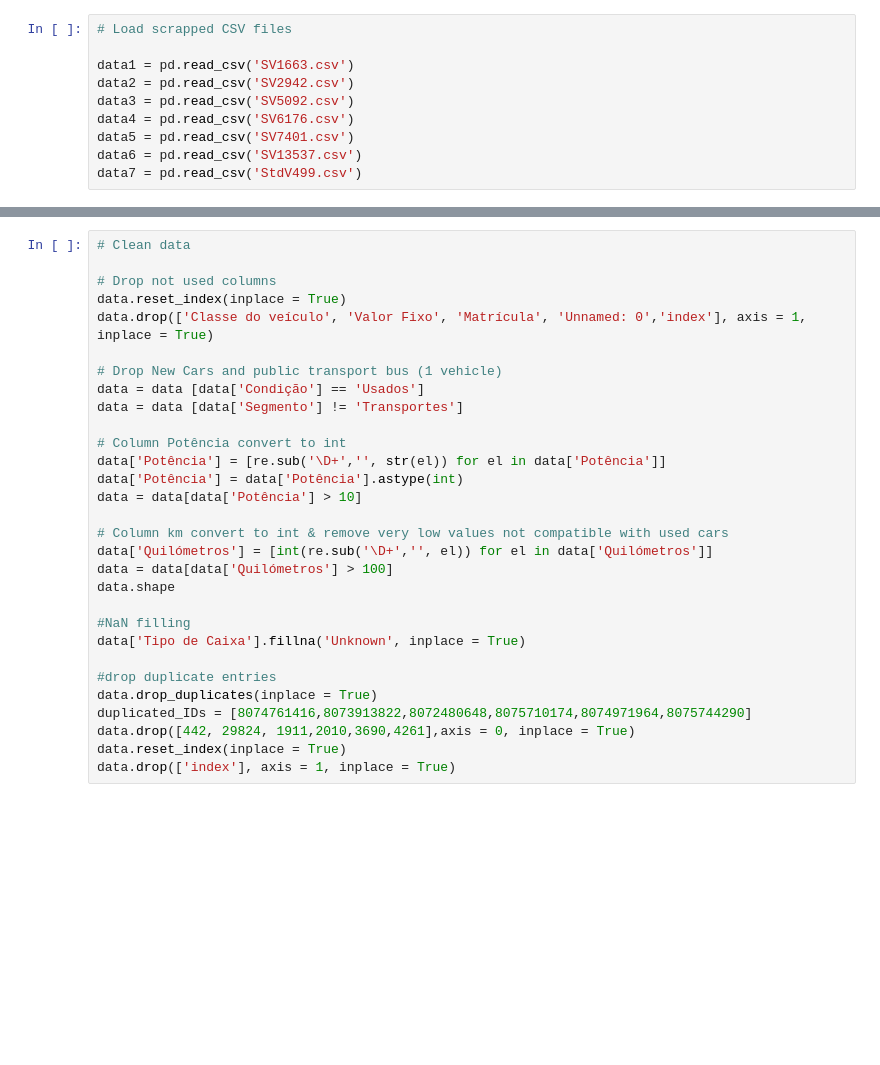
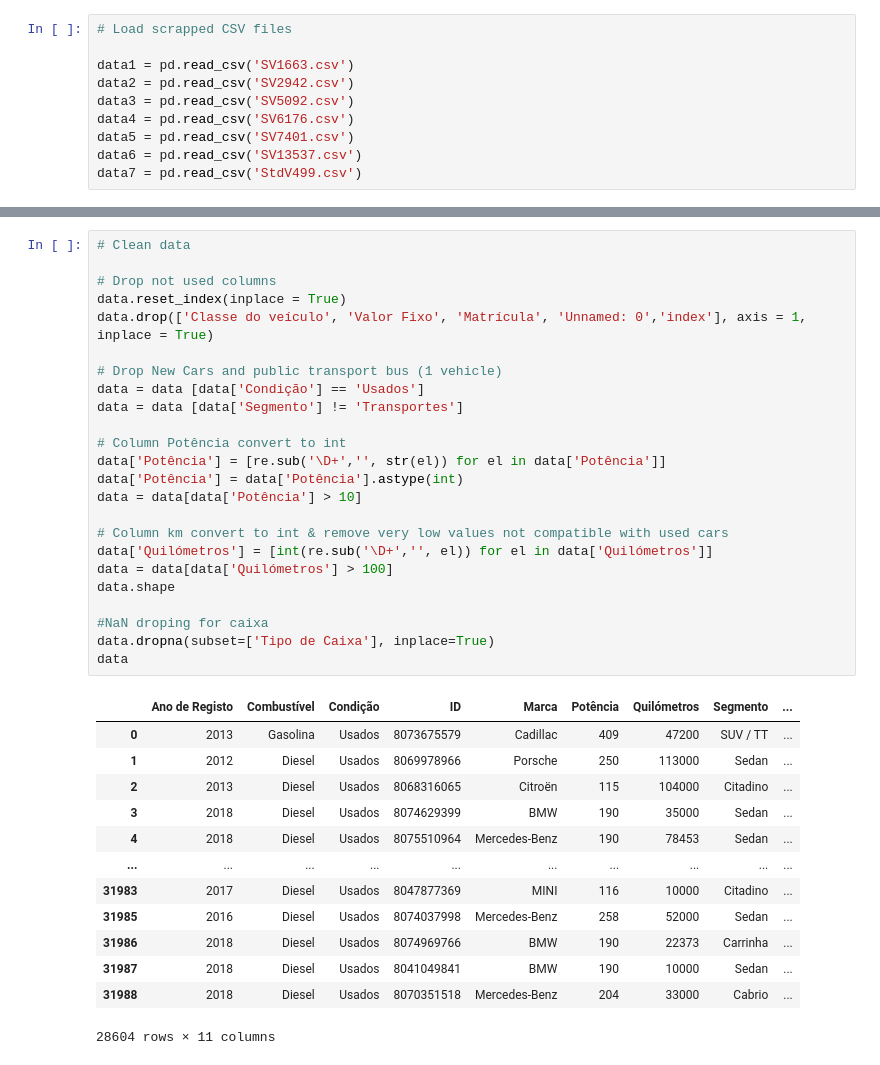
Before and after one commit to ironhackprojects/Project-Week-3-Data-Thieves, a Jupyter notebook: your-project/Clean_Data_JE.ipynb, the cells around one changed output, grey strips where cells are left out. Cells and saved outputs as stored; diff of their text form; blank space fills up the shorter version.

```diff
--- a/your-project/Clean_Data_JE.ipynb
+++ b/your-project/Clean_Data_JE.ipynb
@@ -29,30 +25,38 @@ To retain the current behavior and silence the warning, pass 'sort=True'.
 # %%
 # Clean data
 
 # Drop not used columns
 data.reset_index(inplace = True)
 data.drop(['Classe do veículo', 'Valor Fixo', 'Matrícula', 'Unnamed: 0','index'], axis = 1, inplace = True)
 
 # Drop New Cars and public transport bus (1 vehicle)
 data = data [data['Condição'] == 'Usados']
 data = data [data['Segmento'] != 'Transportes']
 
 # Column Potência convert to int
 data['Potência'] = [re.sub('\D+','', str(el)) for el in data['Potência']]
 data['Potência'] = data['Potência'].astype(int)
 data = data[data['Potência'] > 10]
 
 # Column km convert to int & remove very low values not compatible with used cars
 data['Quilómetros'] = [int(re.sub('\D+','', el)) for el in data['Quilómetros']]
 data = data[data['Quilómetros'] > 100]
 data.shape
 
-#NaN filling
-data['Tipo de Caixa'].fillna('Unknown', inplace = True)
-
-#drop duplicate entries
-data.drop_duplicates(inplace = True)
-duplicated_IDs = [8074761416,8073913822,8072480648,8075710174,8074971964,8075744290]
-data.drop([442, 29824, 1911,2010,3690,4261],axis = 0, inplace = True)
-data.reset_index(inplace = True)
-data.drop(['index'], axis = 1, inplace = True)
+#NaN droping for caixa
+data.dropna(subset=['Tipo de Caixa'], inplace=True)
+data
+# %% [output]
+|  | Ano de Registo | Combustível | Condição | ID | Marca | Potência | Quilómetros | Segmento | ... |
+| 0 | 2013 | Gasolina | Usados | 8073675579 | Cadillac | 409 | 47200 | SUV / TT | ... |
+| 1 | 2012 | Diesel | Usados | 8069978966 | Porsche | 250 | 113000 | Sedan | ... |
+| 2 | 2013 | Diesel | Usados | 8068316065 | Citroën | 115 | 104000 | Citadino | ... |
+| 3 | 2018 | Diesel | Usados | 8074629399 | BMW | 190 | 35000 | Sedan | ... |
+| 4 | 2018 | Diesel | Usados | 8075510964 | Mercedes-Benz | 190 | 78453 | Sedan | ... |
+| ... | ... | ... | ... | ... | ... | ... | ... | ... | ... |
+| 31983 | 2017 | Diesel | Usados | 8047877369 | MINI | 116 | 10000 | Citadino | ... |
+| 31985 | 2016 | Diesel | Usados | 8074037998 | Mercedes-Benz | 258 | 52000 | Sedan | ... |
+| 31986 | 2018 | Diesel | Usados | 8074969766 | BMW | 190 | 22373 | Carrinha | ... |
+| 31987 | 2018 | Diesel | Usados | 8041049841 | BMW | 190 | 10000 | Sedan | ... |
+| 31988 | 2018 | Diesel | Usados | 8070351518 | Mercedes-Benz | 204 | 33000 | Cabrio | ... |
+28604 rows × 11 columns
```
Also changed, not shown: parts of 17 cells of this notebook.
